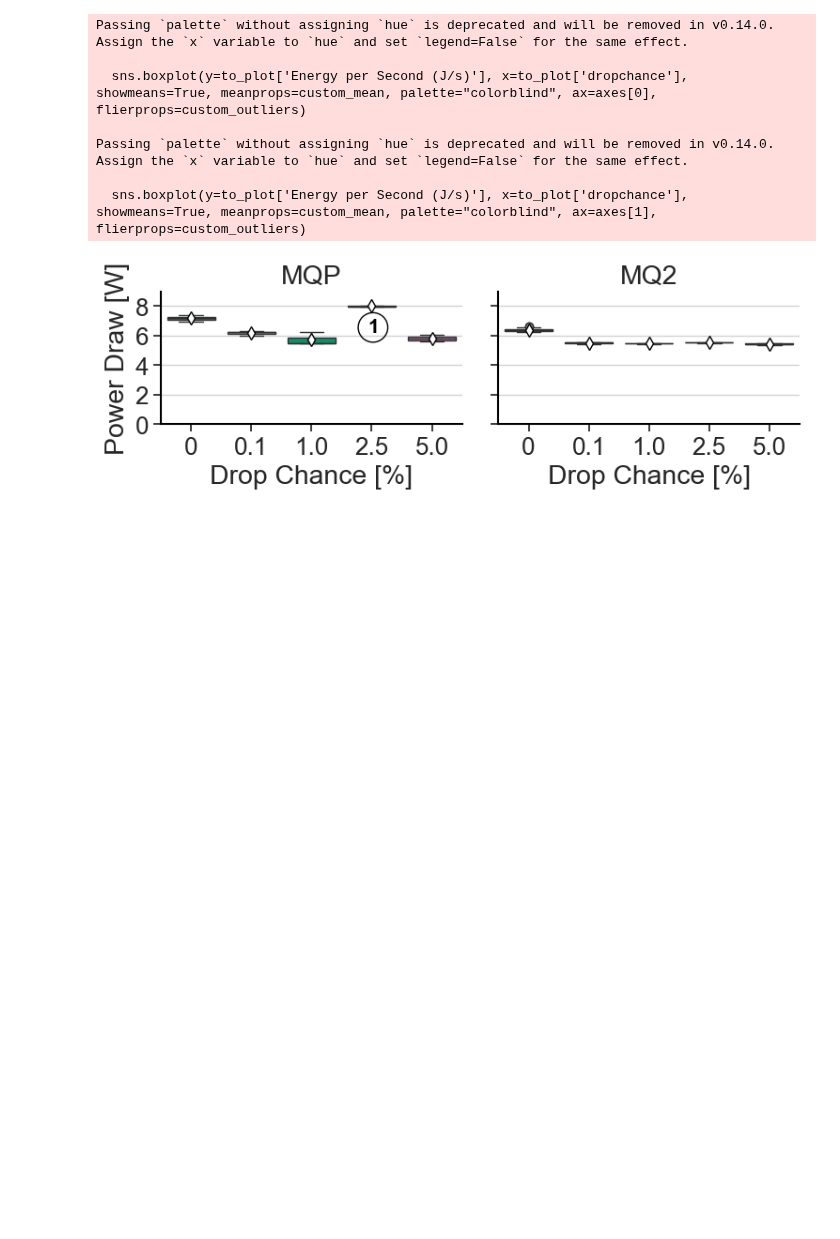
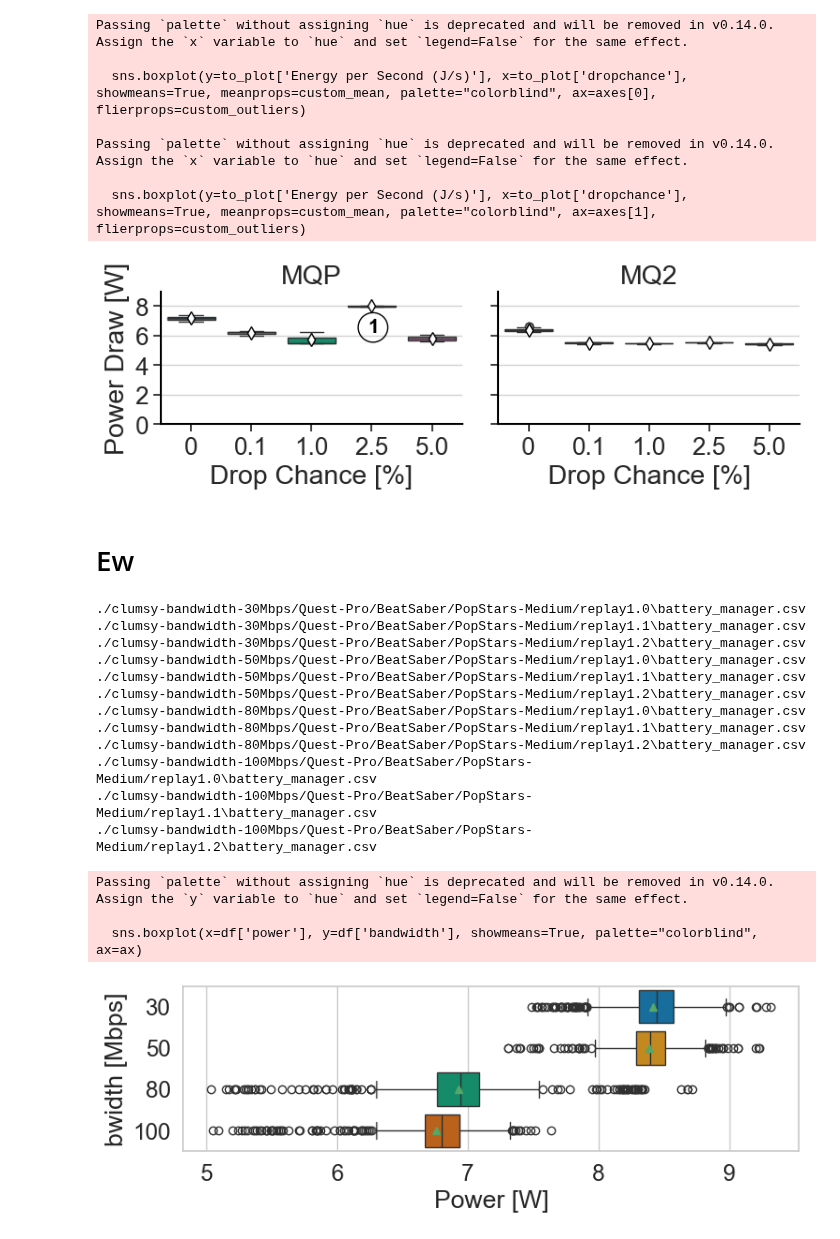
Before and after one commit to Raiduy/librnr-experiments, a Jupyter notebook: new_bm.ipynb, the cells around one changed output. Cells and saved outputs as stored; diff of their text form; code cells hidden in the pictures; blank space fills up the shorter version.

Commit message:
jesse power calculation

```diff
--- a/new_bm.ipynb
+++ b/new_bm.ipynb
@@ -404,3 +404,57 @@ Passing `palette` without assigning `hue` is deprecated and will be removed in v
 
   sns.boxplot(y=to_plot['Energy per Second (J/s)'], x=to_plot['dropchance'], showmeans=True, meanprops=custom_mean, palette="colorblind", ax=axes[1], flierprops=custom_outliers)
 [figure]
+# %% [markdown]
+# Ew
+# %%
+import pandas as pd
+import seaborn as sns
+import matplotlib.pyplot as plt
+import os
+
+def read_wawaw(device, bandwidth):
+    df = pd.DataFrame()
+    for root, dirs, files in os.walk(f'./clumsy-bandwidth-{bandwidth}Mbps/{device}/BeatSaber/PopStars-Medium/'):
+        for name in files:
+            if 'record' in os.path.join(root, name):
+                continue
+            if name == 'battery_manager.csv':
+                print(os.path.join(root, name))
+                tmp = pd.read_csv(os.path.join(root, name))
+                df = pd.concat([df, tmp])
+    df['bandwidth'] = str(bandwidth)
+    return df
+
+df = pd.DataFrame()
+for bandwidth in ['30', '50', '80', '100', '999999']:
+    df = pd.concat([df, read_wawaw('Quest-Pro', bandwidth)])
+
+# boxplot power for bla
+fig, ax = plt.subplots(figsize=(8, 3))
+sns.set_theme(style="whitegrid", font_scale=1.6)
+
+sns.boxplot(x=df['power'], y=df['bandwidth'], showmeans=True, palette="colorblind", ax=ax)
+
+# ax.set_ylim(0, 9)
+# ax.set_yticks([0, 2, 4, 6, 8, 10])
+ax.set_ylabel('bwidth [Mbps]')
+ax.set_xlabel('Power [W]')
+plt.tight_layout()
+plt.show()
+# %% [output]
+./clumsy-bandwidth-30Mbps/Quest-Pro/BeatSaber/PopStars-Medium/replay1.0\battery_manager.csv
+./clumsy-bandwidth-30Mbps/Quest-Pro/BeatSaber/PopStars-Medium/replay1.1\battery_manager.csv
+./clumsy-bandwidth-30Mbps/Quest-Pro/BeatSaber/PopStars-Medium/replay1.2\battery_manager.csv
+./clumsy-bandwidth-50Mbps/Quest-Pro/BeatSaber/PopStars-Medium/replay1.0\battery_manager.csv
+./clumsy-bandwidth-50Mbps/Quest-Pro/BeatSaber/PopStars-Medium/replay1.1\battery_manager.csv
+./clumsy-bandwidth-50Mbps/Quest-Pro/BeatSaber/PopStars-Medium/replay1.2\battery_manager.csv
+./clumsy-bandwidth-80Mbps/Quest-Pro/BeatSaber/PopStars-Medium/replay1.0\battery_manager.csv
+./clumsy-bandwidth-80Mbps/Quest-Pro/BeatSaber/PopStars-Medium/replay1.1\battery_manager.csv
+./clumsy-bandwidth-80Mbps/Quest-Pro/BeatSaber/PopStars-Medium/replay1.2\battery_manager.csv
+./clumsy-bandwidth-100Mbps/Quest-Pro/BeatSaber/PopStars-Medium/replay1.0\battery_manager.csv
+./clumsy-bandwidth-100Mbps/Quest-Pro/BeatSaber/PopStars-Medium/replay1.1\battery_manager.csv
+./clumsy-bandwidth-100Mbps/Quest-Pro/BeatSaber/PopStars-Medium/replay1.2\battery_manager.csv
+Passing `palette` without assigning `hue` is deprecated and will be removed in v0.14.0. Assign the `y` variable to `hue` and set `legend=False` for the same effect.
+
+  sns.boxplot(x=df['power'], y=df['bandwidth'], showmeans=True, palette="colorblind", ax=ax)
+[figure, added]
```
